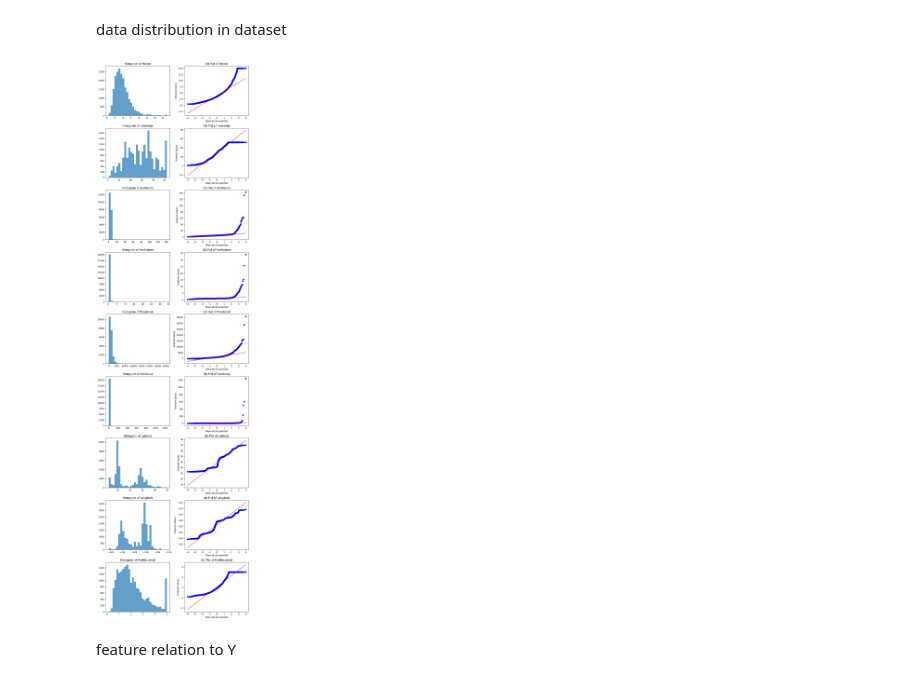
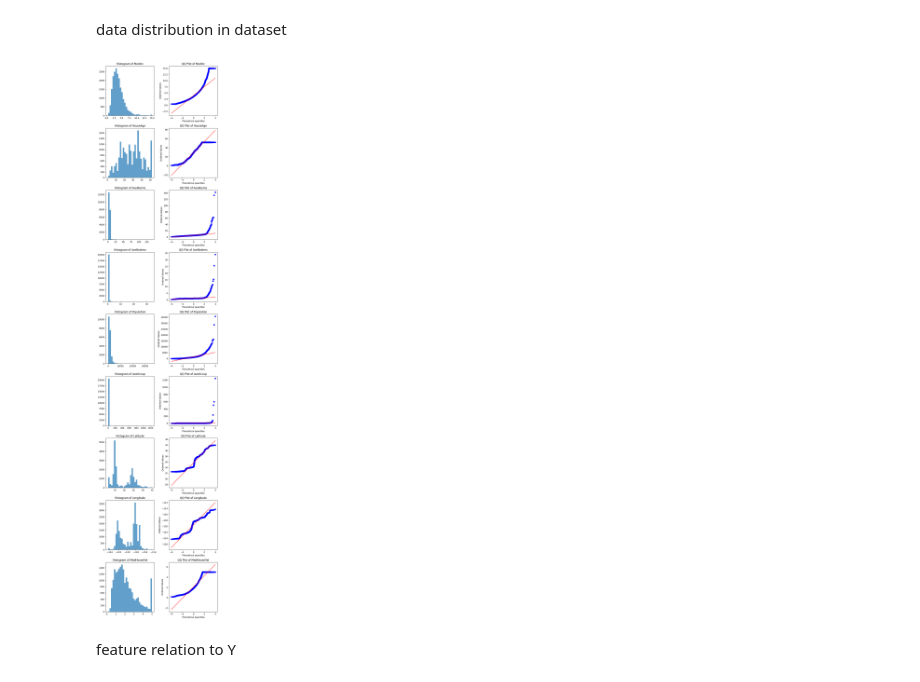
Before and after one commit to rameenhamad/Certura_ML_Internship_tasks, a Jupyter notebook: 1_House_Prices.ipynb, the cells around one changed output. Cells and saved outputs as stored; diff of their text form; code cells hidden in the pictures.

```diff
--- a/1_House_Prices.ipynb
+++ b/1_House_Prices.ipynb
@@ -64,25 +71,22 @@ memory usage: 1.4 MB
 
 data distribution in dataset
 # %%
-import matplotlib.pyplot as plt
-import scipy.stats as st
-
 n_features = df.shape[1]
-fig, axes = plt.subplots(n_features, 2, figsize=(10, 4*n_features))
+fig, axes = plt.subplots(n_features, 2, figsize=(8, 4*n_features))
 
 for i, col in enumerate(df.columns):
     # Histogram
-    axes[i, 0].hist(df[col], bins=30, alpha=0.7)
-    axes[i, 0].set_title(f"Histogram of {col}")
+    axes[i,0].hist(df[col], bins=30, alpha=0.7)
+    axes[i,0].set_title(f"Histogram of {col}")
 
     # QQ plot
     st.probplot(df[col].values, plot=axes[i, 1])
     axes[i, 1].set_title(f"QQ Plot of {col}")
 
 plt.tight_layout()
 plt.show()
 # %% [output]
-[figure, old version]
+[figure, new version]
 # %% [markdown]
 feature relation to Y
 # %%
```
Also changed, not shown: parts of 13 cells of this notebook.
